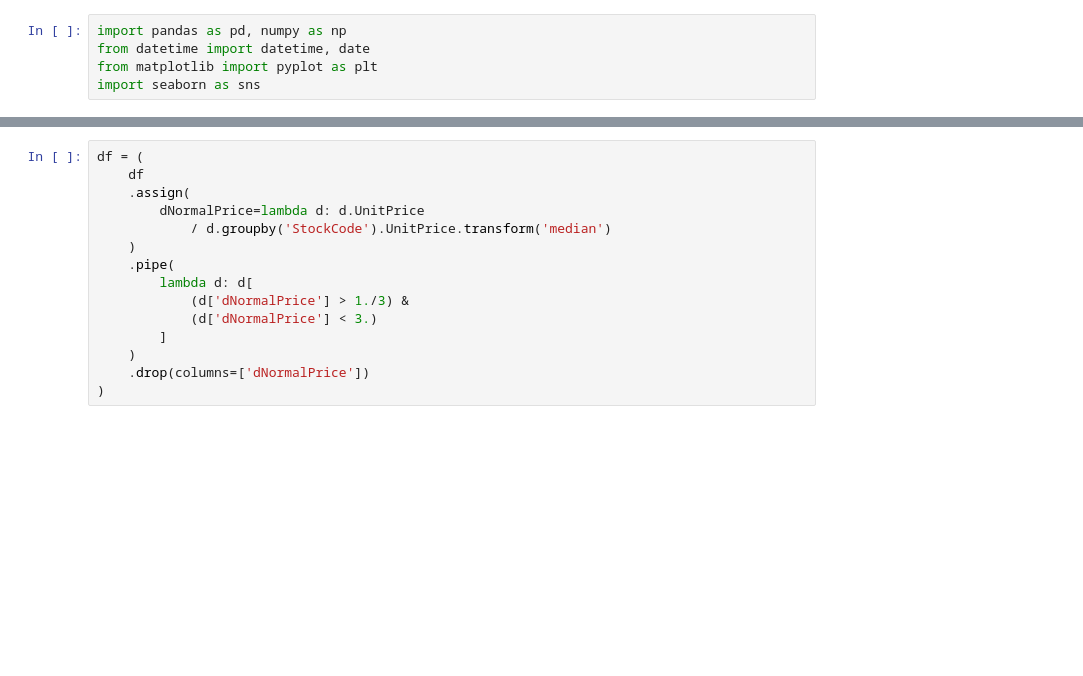
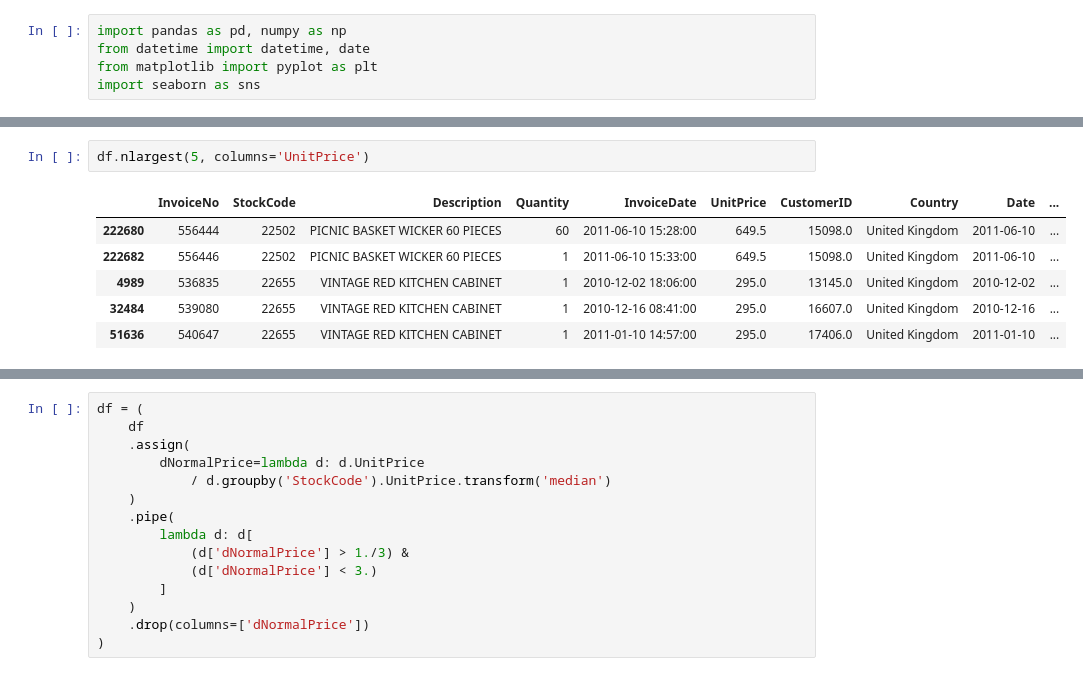
Before and after one commit to ShakilSaroare/Elasticity-estimation-through-machine-learning, a Jupyter notebook: Random_forest.ipynb, the cells around one changed output, grey strips where cells are left out. Drawn from its saved outputs; the diff is of its cells as text; blank space fills up the shorter version.

```diff
--- a/Random_forest.ipynb
+++ b/Random_forest.ipynb
@@ -28,0 +73,9 @@ df = df[~df.StockCode.isin(['POST', 'DOT', 'M', 'AMAZONFEE', 'BANK CHARGES', 'C2
+# %%
+df.nlargest(5, columns='UnitPrice')
+# %% [output]
+|  | InvoiceNo | StockCode | Description | Quantity | InvoiceDate | UnitPrice | CustomerID | Country | Date | ... |
+| 222680 | 556444 | 22502 | PICNIC BASKET WICKER 60 PIECES | 60 | 2011-06-10 15:28:00 | 649.5 | 15098.0 | United Kingdom | 2011-06-10 | ... |
+| 222682 | 556446 | 22502 | PICNIC BASKET WICKER 60 PIECES | 1 | 2011-06-10 15:33:00 | 649.5 | 15098.0 | United Kingdom | 2011-06-10 | ... |
+| 4989 | 536835 | 22655 | VINTAGE RED KITCHEN CABINET | 1 | 2010-12-02 18:06:00 | 295.0 | 13145.0 | United Kingdom | 2010-12-02 | ... |
+| 32484 | 539080 | 22655 | VINTAGE RED KITCHEN CABINET | 1 | 2010-12-16 08:41:00 | 295.0 | 16607.0 | United Kingdom | 2010-12-16 | ... |
+| 51636 | 540647 | 22655 | VINTAGE RED KITCHEN CABINET | 1 | 2011-01-10 14:57:00 | 295.0 | 17406.0 | United Kingdom | 2011-01-10 | ... |
```
Also changed, not shown: parts of 21 cells of this notebook.
